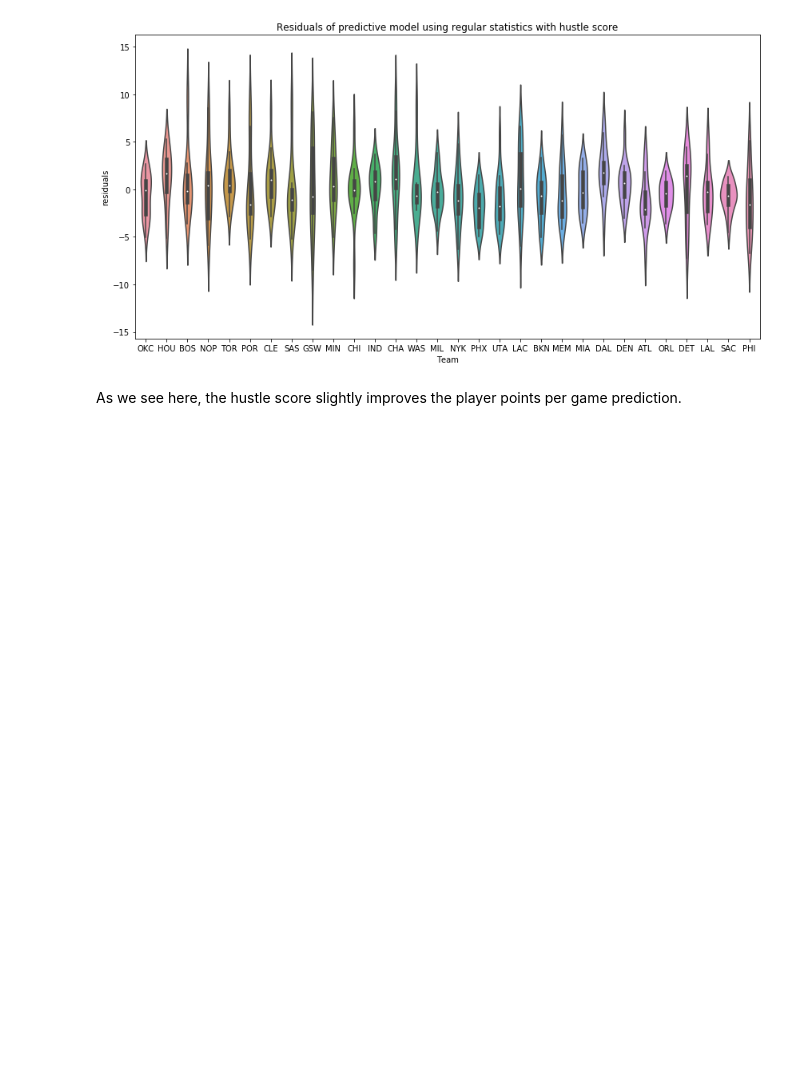
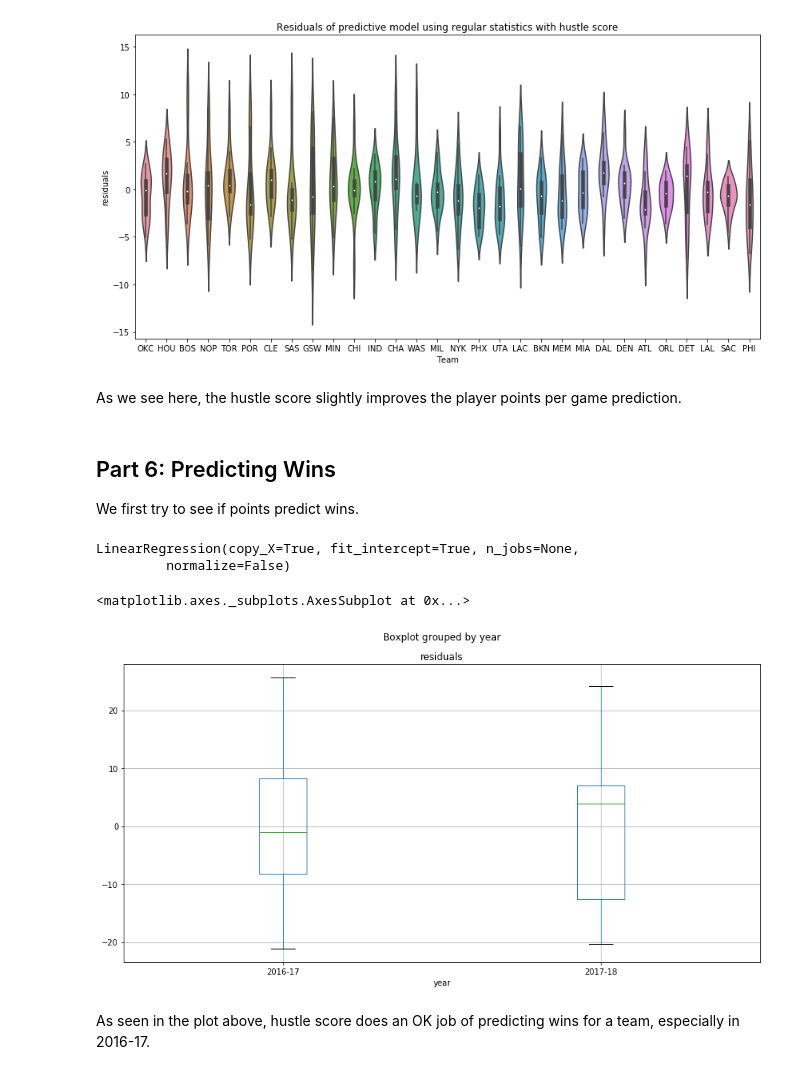
Before and after one commit to yairfax/CMSC320-final-project, a Jupyter notebook: Final Project.ipynb, the cells around one changed output. Saved outputs shown, nothing was run; the diff lists cells and outputs as text; code cells hidden in the pictures; blank space fills up the shorter version.

Commit message:
added prediction for wins by hustle

```diff
--- a/Final Project.ipynb
+++ b/Final Project.ipynb
@@ -652,3 +652,21 @@ Text(0.5, 1.0, 'Residuals of predictive model using regular statistics with hust
 [figure]
 # %% [markdown]
 As we see here, the hustle score slightly improves the player points per game prediction.
+# %% [markdown]
+## Part 6: Predicting Wins
+We first try to see if points predict wins.
+# %%
+hustleStatsWithWins = hustleStats.groupby(['Team', 'year']).sum().merge(teamWinsTable, on=['Team', 'year'])
+hustleWinsReg = LinearRegression()
+hustleWinsReg.fit(hustleStatsWithWins[['HustleScore']], hustleStatsWithWins['Wins'])
+# %% [output]
+LinearRegression(copy_X=True, fit_intercept=True, n_jobs=None,
+         normalize=False)
+# %%
+hustleStatsWithWins['residuals'] = hustleStatsWithWins['Wins'] - hustleWinsReg.predict(hustleStatsWithWins[['HustleScore']])
+hustleStatsWithWins.boxplot(column=['residuals'], by='year')
+# %% [output]
+<matplotlib.axes._subplots.AxesSubplot at 0x...>
+[figure, added]
+# %% [markdown]
+As seen in the plot above, hustle score does an OK job of predicting wins for a team, especially in 2016-17.
```
Also changed, not shown: parts of 5 cells of this notebook, 1 other file.
